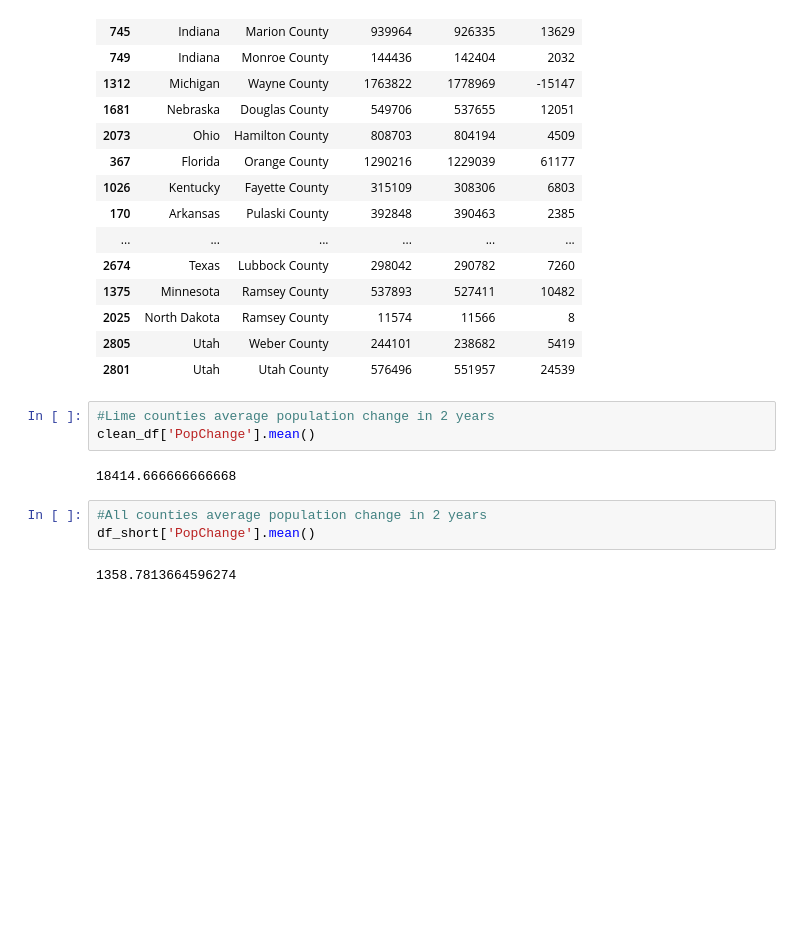
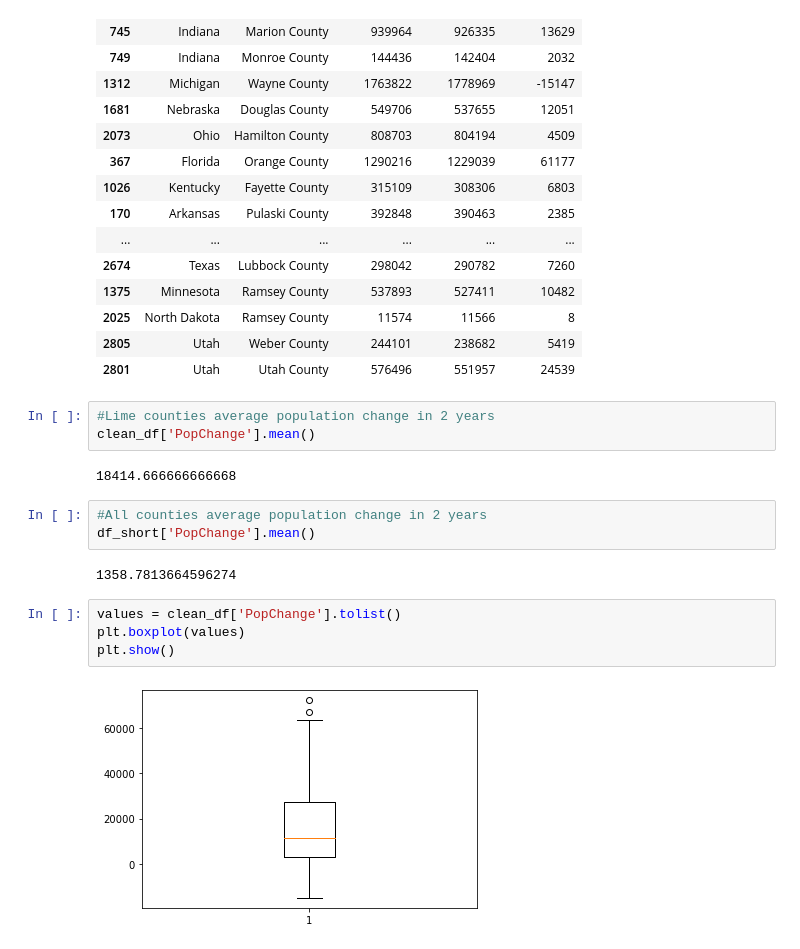
Before and after one commit to adriana-icasiano/project-1, a Jupyter notebook: census-lime/census.ipynb, the cells around one changed output. Cells and saved outputs as stored; diff of their text form; blank space fills up the shorter version.

```diff
--- a/census-lime/census.ipynb
+++ b/census-lime/census.ipynb
@@ -459,3 +459,9 @@ clean_df['PopChange'].mean()
 df_short['PopChange'].mean()
 # %% [output]
 1358.7813664596274
+# %%
+values = clean_df['PopChange'].tolist()
+plt.boxplot(values)
+plt.show()
+# %% [output]
+[figure, added]
```
Also changed, not shown: parts of 15 cells of this notebook.
